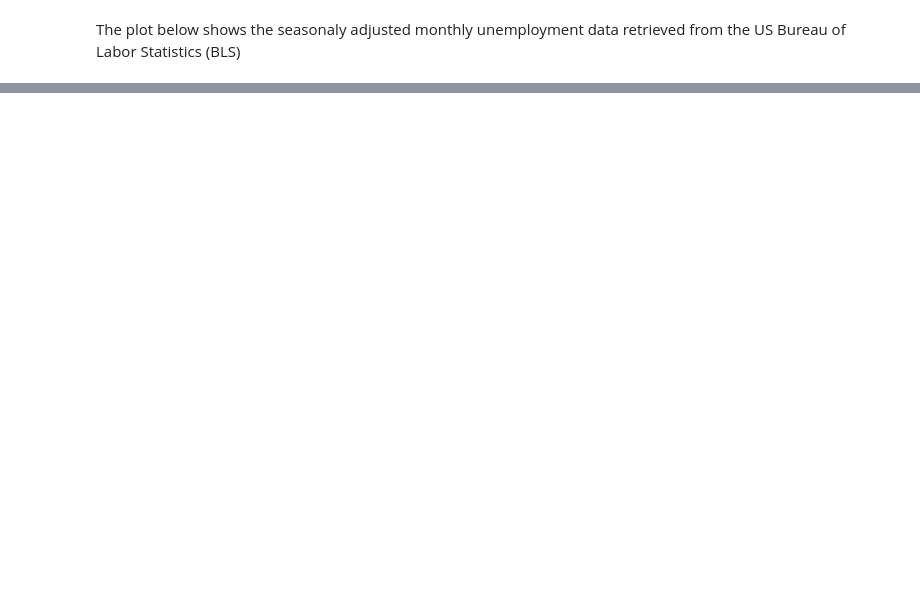
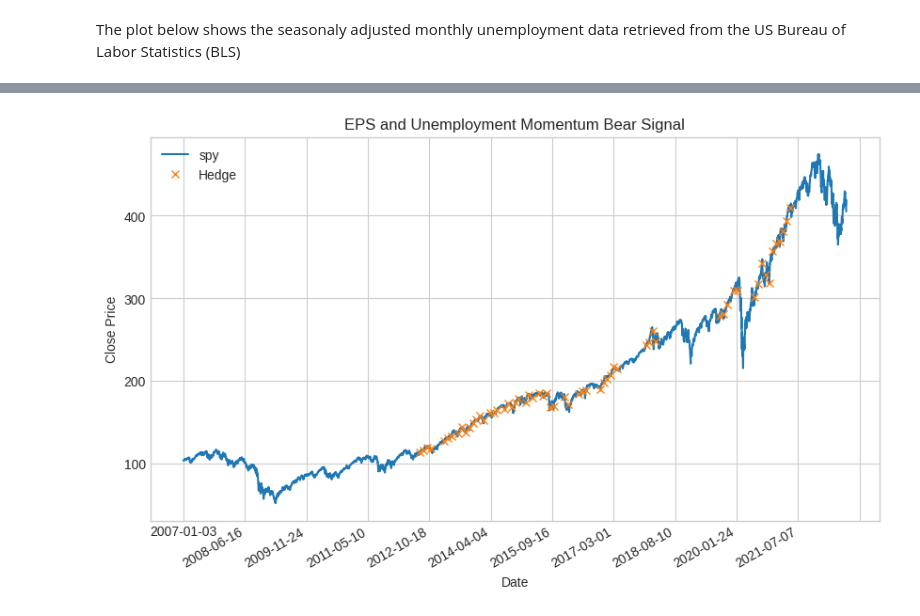
Before and after one commit to IanLKaplan/lazy_fundamental_analyst, a Jupyter notebook: lazy_fundamental_analyst.ipynb, the cells around one changed output, grey strips where cells are left out. Drawn from its saved outputs; the diff is of its cells as text; code cells hidden in the pictures; blank space fills up the shorter version.

```diff
--- a/lazy_fundamental_analyst.ipynb
+++ b/lazy_fundamental_analyst.ipynb
@@ -344,0 +535,16 @@ Inception Date: 12/16/1998
+# %%
+if len(eps_bearish_dates) >= len(emp_bearish_dates):
+    bearish_dates_ = emp_bearish_dates.isin(eps_bearish_dates)
+    bearish_dates = emp_bearish_dates[bearish_dates_]
+else:
+    bearish_dates_ = eps_bearish_dates.isin(emp_bearish_dates)
+    bearish_dates = eps_bearish_dates[bearish_dates_]
+
+
+ix_l = get_market_indexes(spy_close_df, bearish_dates)
+spy_bear_df: pd.DataFrame = spy_close_df.iloc[ix_l]
+spy_bear_df.columns = ['Hedge']
+
+plot_hedge(spy_close_df, spy_bear_df, 'EPS and Unemployment Momentum Bear Signal')
+# %% [output]
+[figure, added]
```
Also changed, not shown: parts of 15 cells of this notebook, 1 other file.
